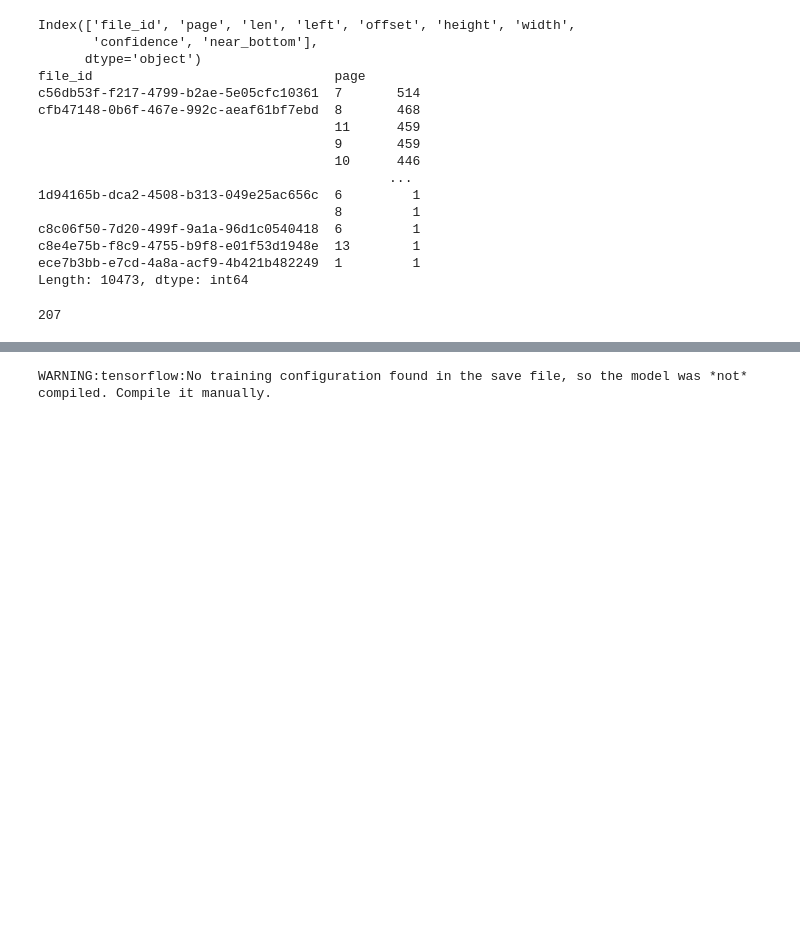
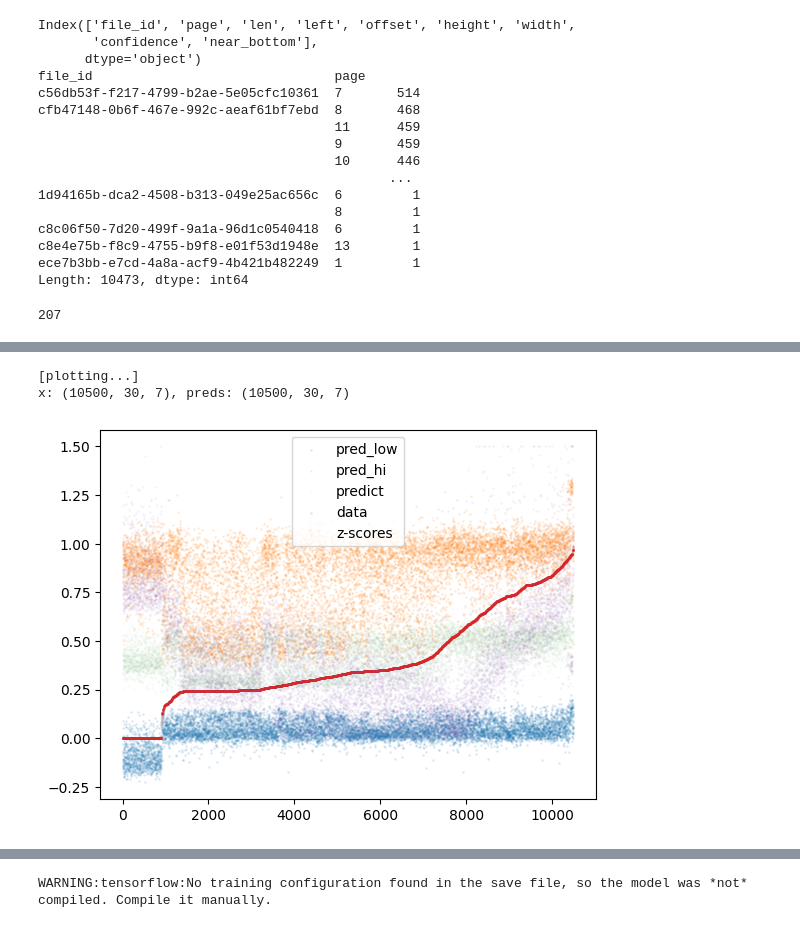
Before and after one commit to xCures/keras_lstm_vae, a Jupyter notebook: Untitled.ipynb, the cells around one changed output, grey strips where cells are left out. Cells and saved outputs as stored; diff of their text form; code cells hidden in the pictures; blank space fills up the shorter version.

```diff
--- a/Untitled.ipynb
+++ b/Untitled.ipynb
@@ -167,0 +197,10 @@ x: (10499, 30, 7), preds: (10499, 30, 7)
+# %%
+
+preds1, weights1 = pred_and_weights(vae2,enc2,gen2,x,batch_size)
+# %%
+#100; -1.8412
+plot_it(preds1)
+# %% [output]
+[plotting...]
+x: (10500, 30, 7), preds: (10500, 30, 7)
+[figure, added]
```
Also changed, not shown: parts of 37 cells of this notebook, 1 other file.
